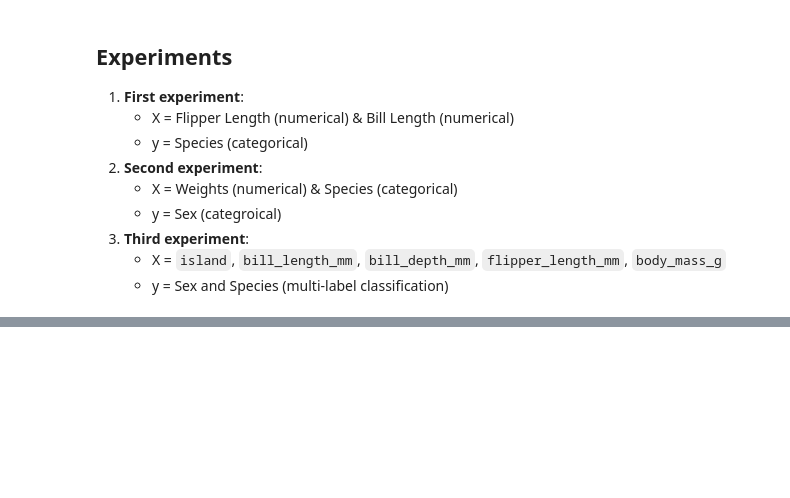
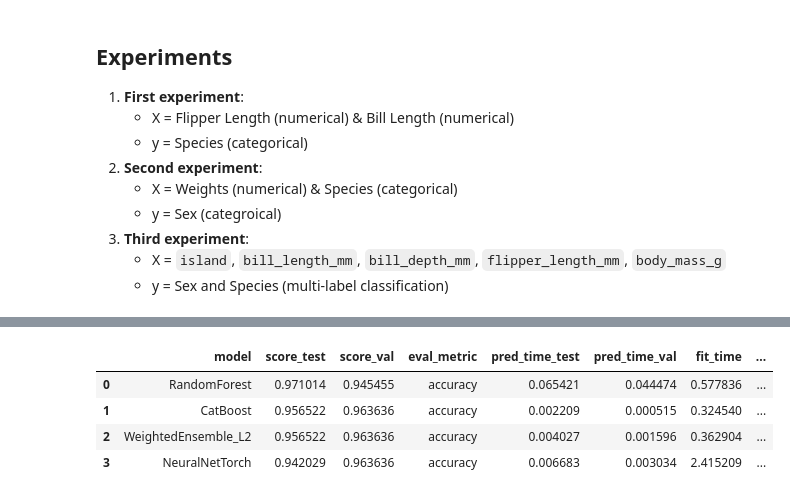
Before and after one commit to Rmalyahya/B5, a Jupyter notebook: student/C3/C3_M6Ex2.ipynb, the cells around one changed output, grey strips where cells are left out. Saved outputs shown, nothing was run; the diff lists cells and outputs as text; code cells hidden in the pictures; blank space fills up the shorter version.

```diff
--- a/student/C3/C3_M6Ex2.ipynb
+++ b/student/C3/C3_M6Ex2.ipynb
@@ -54,0 +208,8 @@ penguins
+# %%
+predictor.leaderboard(test_data1)
+# %% [output]
+|  | model | score_test | score_val | eval_metric | pred_time_test | pred_time_val | fit_time | ... |
+| 0 | RandomForest | 0.971014 | 0.945455 | accuracy | 0.065421 | 0.044474 | 0.577836 | ... |
+| 1 | CatBoost | 0.956522 | 0.963636 | accuracy | 0.002209 | 0.000515 | 0.324540 | ... |
+| 2 | WeightedEnsemble_L2 | 0.956522 | 0.963636 | accuracy | 0.004027 | 0.001596 | 0.362904 | ... |
+| 3 | NeuralNetTorch | 0.942029 | 0.963636 | accuracy | 0.006683 | 0.003034 | 2.415209 | ... |
```
Also changed, not shown: parts of 19 cells of this notebook.
